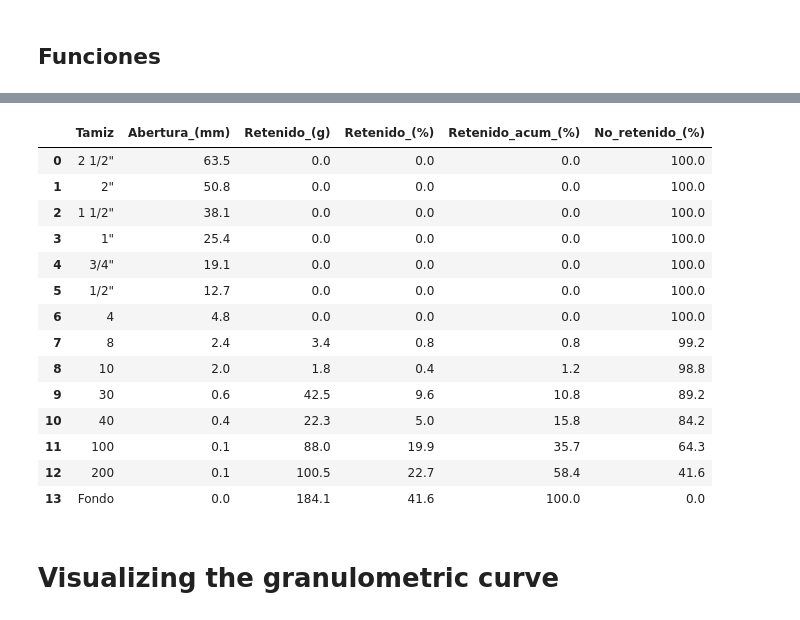
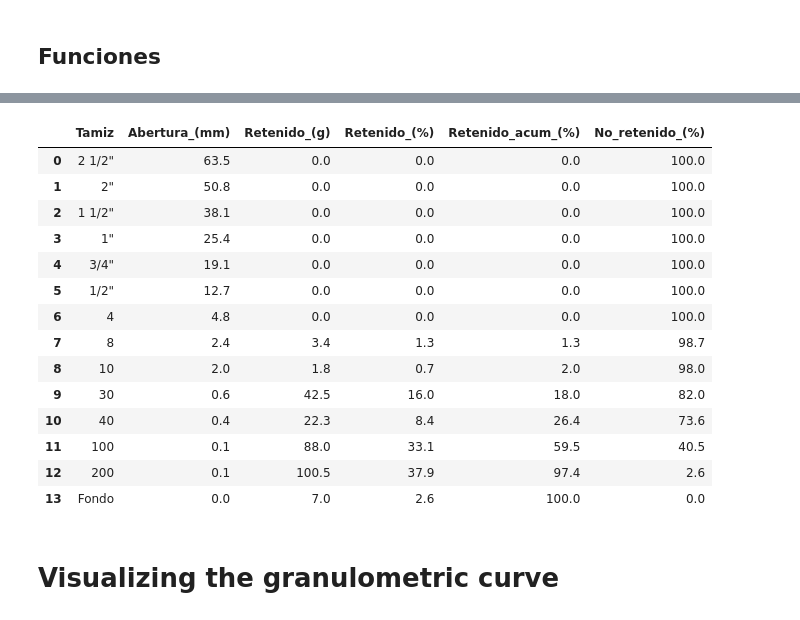
Before and after one commit to AppliedMechanics-EAFIT/soil_mechanics, a Jupyter notebook: notebooks/particle_size_distrib.ipynb, the cells around one changed output, grey strips where cells are left out. Cells and saved outputs as stored; diff of their text form; code cells hidden in the pictures.

```diff
--- a/notebooks/particle_size_distrib.ipynb
+++ b/notebooks/particle_size_distrib.ipynb
@@ -66,7 +66,7 @@ df
 # %% [markdown]
 ## Funciones
 # %%
-def complete_table(df, total_sample_weight, washed_weight):
+def complete_table(df, total_sample_weight=0, washed_weight=0):
     df_full = df.fillna(0, inplace=False)
     washed_fines = total_sample_weight - washed_weight
     # df_full.iat[-1, df_full.columns.get_loc('Retenido_(g)')] = 3
@@ -145,22 +149,23 @@ def get_Cc_Cu(df, hztl, D60=1, D30=1, D10=1):
 # %%
-df_full = complete_table(df, total_sample_weight=442.7, washed_weight=265.56)
+df_full = complete_table(df)
+# df_full = complete_table(df, total_sample_weight=442.7, washed_weight=265.56)
 df_full
 # %% [output]
 |  | Tamiz | Abertura_(mm) | Retenido_(g) | Retenido_(%) | Retenido_acum_(%) | No_retenido_(%) |
 | 0 | 2 1/2" | 63.5 | 0.0 | 0.0 | 0.0 | 100.0 |
 | 1 | 2" | 50.8 | 0.0 | 0.0 | 0.0 | 100.0 |
 | 2 | 1 1/2" | 38.1 | 0.0 | 0.0 | 0.0 | 100.0 |
 | 3 | 1" | 25.4 | 0.0 | 0.0 | 0.0 | 100.0 |
 | 4 | 3/4" | 19.1 | 0.0 | 0.0 | 0.0 | 100.0 |
 | 5 | 1/2" | 12.7 | 0.0 | 0.0 | 0.0 | 100.0 |
 | 6 | 4 | 4.8 | 0.0 | 0.0 | 0.0 | 100.0 |
-| 7 | 8 | 2.4 | 3.4 | 0.8 | 0.8 | 99.2 |
-| 8 | 10 | 2.0 | 1.8 | 0.4 | 1.2 | 98.8 |
-| 9 | 30 | 0.6 | 42.5 | 9.6 | 10.8 | 89.2 |
-| 10 | 40 | 0.4 | 22.3 | 5.0 | 15.8 | 84.2 |
-| 11 | 100 | 0.1 | 88.0 | 19.9 | 35.7 | 64.3 |
-| 12 | 200 | 0.1 | 100.5 | 22.7 | 58.4 | 41.6 |
-| 13 | Fondo | 0.0 | 184.1 | 41.6 | 100.0 | 0.0 |
+| 7 | 8 | 2.4 | 3.4 | 1.3 | 1.3 | 98.7 |
+| 8 | 10 | 2.0 | 1.8 | 0.7 | 2.0 | 98.0 |
+| 9 | 30 | 0.6 | 42.5 | 16.0 | 18.0 | 82.0 |
+| 10 | 40 | 0.4 | 22.3 | 8.4 | 26.4 | 73.6 |
+| 11 | 100 | 0.1 | 88.0 | 33.1 | 59.5 | 40.5 |
+| 12 | 200 | 0.1 | 100.5 | 37.9 | 97.4 | 2.6 |
+| 13 | Fondo | 0.0 | 7.0 | 2.6 | 100.0 | 0.0 |
 # %% [markdown]
 # Visualizing the granulometric curve
 # %%
```
Also changed, not shown: parts of 3 cells of this notebook.
